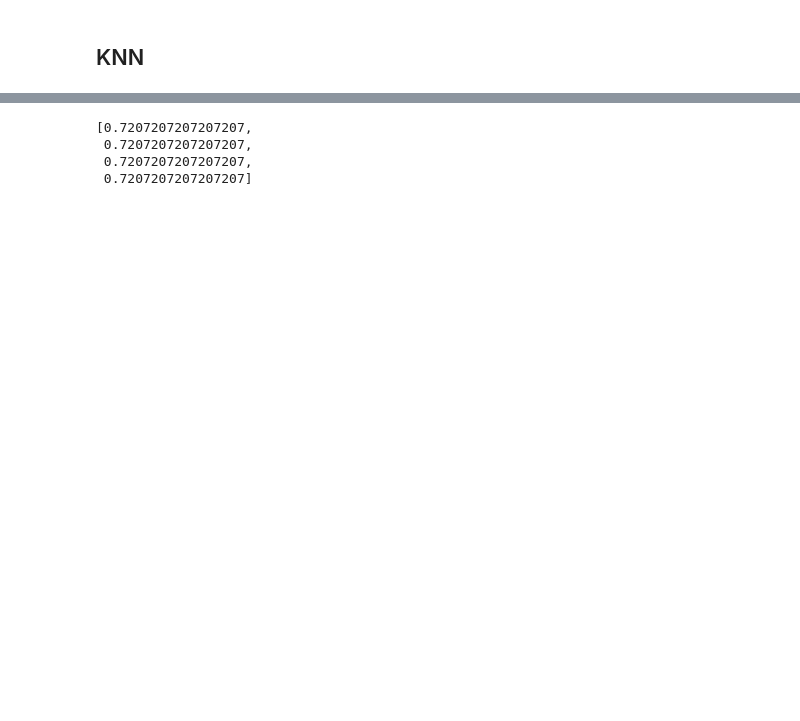
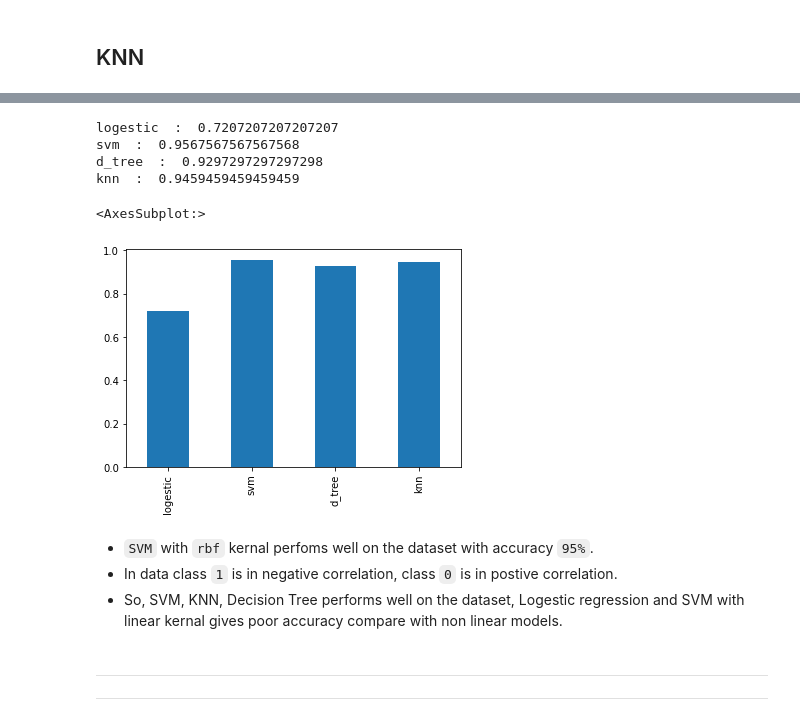
Before and after one commit to Utukoori/Innomatics_Internship, a Jupyter notebook: Hackathon April 3rd/Hackothon_April_3rd.ipynb, the cells around one changed output, grey strips where cells are left out. Saved outputs shown, nothing was run; the diff lists cells and outputs as text; code cells hidden in the pictures; blank space fills up the shorter version.

```diff
--- a/Hackathon April 3rd/Hackothon_April_3rd.ipynb
+++ b/Hackathon April 3rd/Hackothon_April_3rd.ipynb
@@ -446,7 +507,24 @@ weighted avg       0.80      0.72      0.69       555
+# %%
+for i,score in  enumerate(acc_hyper_models):
+    print(columns[i]," : ",score)
+# %% [output]
+logestic  :  0.7207207207207207
+svm  :  0.9567567567567568
+d_tree  :  0.9297297297297298
+knn  :  0.9459459459459459
 # %%
-acc_hyper_models
+## model Accuracy plot
+columns=['logestic','svm','d_tree','knn']
+vis = pd.Series(acc_hyper_models,columns)
+vis.plot.bar()
 # %% [output]
-[0.7207207207207207,
- 0.7207207207207207,
- 0.7207207207207207,
- 0.7207207207207207]
+<AxesSubplot:>
+[figure, added]
+# %% [markdown]
+- `SVM` with `rbf` kernal perfoms well on the dataset with accuracy `95%`.
+- In data class `1` is in negative correlation, class `0` is in postive correlation.
+- So, SVM, KNN, Decision Tree performs well on the dataset, Logestic regression and SVM with linear kernal gives poor accuracy compare with non linear models.
+# %% [markdown]
+____________________________
+
+__________________________
```
Also changed, not shown: parts of 11 cells of this notebook.
